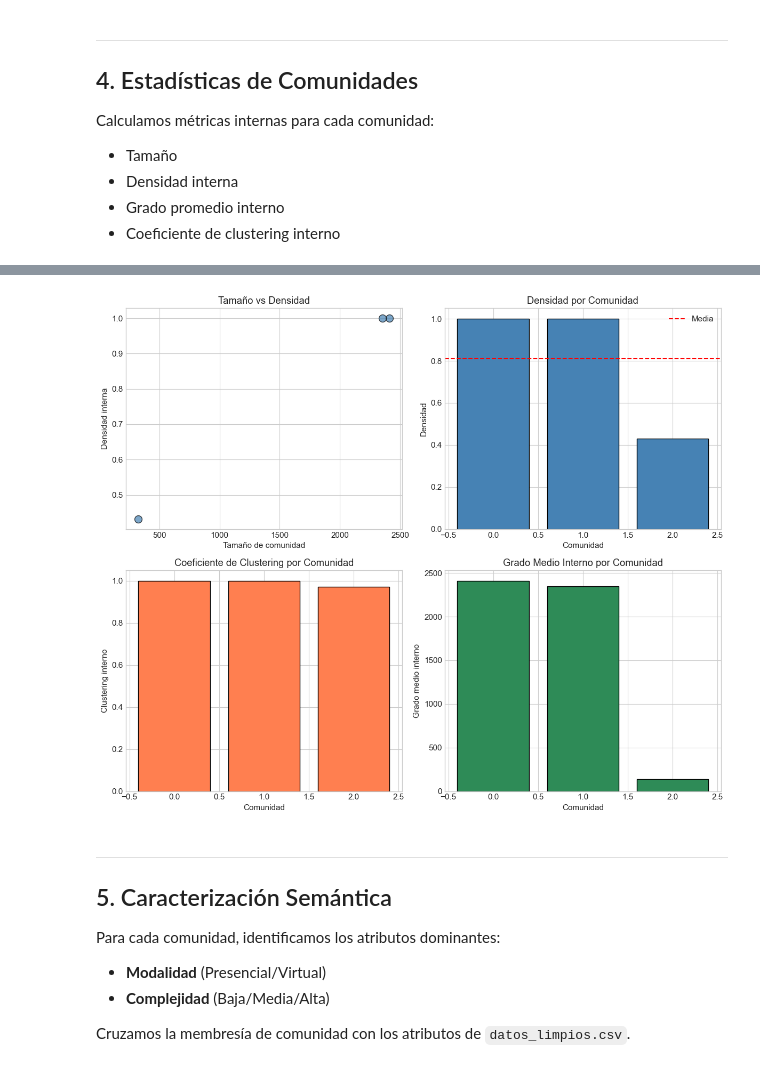
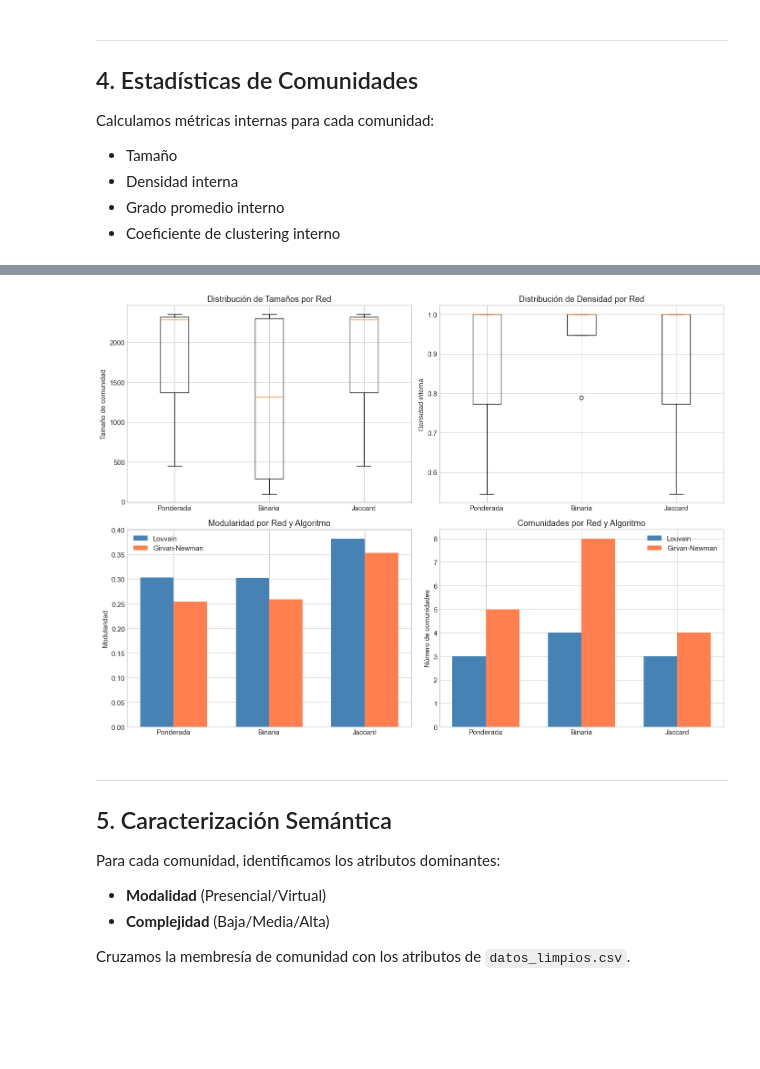
Before and after one commit to panconlocro/ComplexNetworks_TP, a Jupyter notebook: notebooks/04_tf.ipynb, the cells around one changed output, grey strips where cells are left out. Saved outputs shown, nothing was run; the diff lists cells and outputs as text; code cells hidden in the pictures; blank space fills up the shorter version.

```diff
--- a/notebooks/04_tf.ipynb
+++ b/notebooks/04_tf.ipynb
@@ -581,44 +1000,66 @@ metricas_comunidades
 # %%
-# Estadísticas agregadas
-print("\n=== ESTADÍSTICAS AGREGADAS ===")
-print(f"Tamaño promedio de comunidad: {metricas_comunidades['Tamaño'].mean():.1f} ± {metricas_comunidades['Tamaño'].std():.1f}")
-print(f"Densidad promedio interna: {metricas_comunidades['Densidad'].mean():.4f}")
-print(f"Clustering promedio interno: {metricas_comunidades['Clustering_interno'].mean():.4f}")
+# ============================================
+# ESTADÍSTICAS AGREGADAS - COMPARACIÓN ENTRE REDES
+# ============================================
 
-# Visualización
-fig, axes = plt.subplots(2, 2, figsize=(12, 10))
+def resumir_metricas(df, nombre):
+    return {
+        'Red': nombre,
+        'N_comunidades': len(df),
+        'Tamaño_promedio': round(df['Tamaño'].mean(), 1),
+        'Tamaño_std': round(df['Tamaño'].std(), 1),
+        'Densidad_promedio': round(df['Densidad'].mean(), 4),
+        'Clustering_promedio': round(df['Clustering_interno'].mean(), 4)
+    }
 
-# Tamaño vs Densidad
-axes[0, 0].scatter(metricas_comunidades['Tamaño'], metricas_comunidades['Densidad'],
-                   s=100, c='steelblue', alpha=0.7, edgecolors='black')
-axes[0, 0].set_xlabel('Tamaño de comunidad')
-axes[0, 0].set_ylabel('Densidad interna')
-axes[0, 0].set_title('Tamaño vs Densidad')
+resumen_metricas = pd.DataFrame([
+    resumir_metricas(metricas_ponderada, 'Ponderada'),
+    resumir_metricas(metricas_binaria, 'Binaria'),
+    resumir_metricas(metricas_jaccard, 'Jaccard')
+])
 
-# Densidad por comunidad
-axes[0, 1].bar(metricas_comunidades['Comunidad'], metricas_comunidades['Densidad'],
-               color='steelblue', edgecolor='black')
-axes[0, 1].set_xlabel('Comunidad')
-axes[0, 1].set_ylabel('Densidad')
-axes[0, 1].set_title('Densidad por Comunidad')
-axes[0, 1].axhline(y=metricas_comunidades['Densidad'].mean(), color='red', linestyle='--', label='Media')
-axes[0, 1].legend()
+print("\n=== ESTADÍSTICAS AGREGADAS POR RED ===")
+display(resumen_metricas)
 
-# Clustering por comunidad
-axes[1, 0].bar(metricas_comunidades['Comunidad'], metricas_comunidades['Clustering_interno'],
-               color='coral', edgecolor='black')
-axes[1, 0].set_xlabel('Comunidad')
-axes[1, 0].set_ylabel('Clustering interno')
-axes[1, 0].set_title('Coeficiente de Clustering por Comunidad')
+# Visualización comparativa
+fig, axes = plt.subplots(2, 2, figsize=(14, 10))
 
-# Grado medio por comunidad
-axes[1, 1].bar(metricas_comunidades['Comunidad'], metricas_comunidades['Grado_medio_interno'],
-               color='seagreen', edgecolor='black')
-axes[1, 1].set_xlabel('Comunidad')
-axes[1, 1].set_ylabel('Grado medio interno')
-axes[1, 1].set_title('Grado Medio Interno por Comunidad')
+# Combinar todas las métricas para visualización
+todas_metricas = pd.concat([metricas_ponderada, metricas_binaria, metricas_jaccard])
+
+# 1. Boxplot de Tamaño por Red
+axes[0, 0].boxplot([metricas_ponderada['Tamaño'], metricas_binaria['Tamaño'], metricas_jaccard['Tamaño']],
+                    labels=['Ponderada', 'Binaria', 'Jaccard'])
+axes[0, 0].set_ylabel('Tamaño de comunidad')
+axes[0, 0].set_title('Distribución de Tamaños por Red')
+
+# 2. Boxplot de Densidad por Red
+axes[0, 1].boxplot([metricas_ponderada['Densidad'], metricas_binaria['Densidad'], metricas_jaccard['Densidad']],
+                    labels=['Ponderada', 'Binaria', 'Jaccard'])
+axes[0, 1].set_ylabel('Densidad interna')
+axes[0, 1].set_title('Distribución de Densidad por Red')
+
+# 3. Barras de Modularidad por Red y Algoritmo
+x = np.arange(3)
+width = 0.35
+rects1 = axes[1, 0].bar(x - width/2, [mod_ponderada, mod_binaria, mod_jaccard], width, label='Louvain', color='steelblue')
+rects2 = axes[1, 0].bar(x + width/2, [mod_gn_ponderada, mod_gn_binaria, mod_gn_jaccard], width, label='Girvan-Newman', color='coral')
+axes[1, 0].set_ylabel('Modularidad')
+axes[1, 0].set_title('Modularidad por Red y Algoritmo')
+axes[1, 0].set_xticks(x)
+axes[1, 0].set_xticklabels(['Ponderada', 'Binaria', 'Jaccard'])
+axes[1, 0].legend()
+
+# 4. Número de comunidades por Red y Algoritmo
+rects3 = axes[1, 1].bar(x - width/2, [n_com_ponderada, n_com_binaria, n_com_jaccard], width, label='Louvain', color='steelblue')
+rects4 = axes[1, 1].bar(x + width/2, [n_gn_ponderada, n_gn_binaria, n_gn_jaccard], width, label='Girvan-Newman', color='coral')
+axes[1, 1].set_ylabel('Número de comunidades')
+axes[1, 1].set_title('Comunidades por Red y Algoritmo')
+axes[1, 1].set_xticks(x)
+axes[1, 1].set_xticklabels(['Ponderada', 'Binaria', 'Jaccard'])
+axes[1, 1].legend()
 
 plt.tight_layout()
-plt.savefig('../reports/figures/metricas_comunidades.png', dpi=150, bbox_inches='tight')
+plt.savefig('../reports/figures/comparacion_redes_algoritmos.png', dpi=150, bbox_inches='tight')
 plt.show()
 # %% [output]
@@ -629,4 +1071,4 @@ Clustering promedio interno: 0.9909
-[figure, old version]
+[figure, new version]
 # %% [markdown]
 ---
 ## 5. Caracterización Semántica
```
Also changed, not shown: parts of 17 cells of this notebook, 8 other files.
